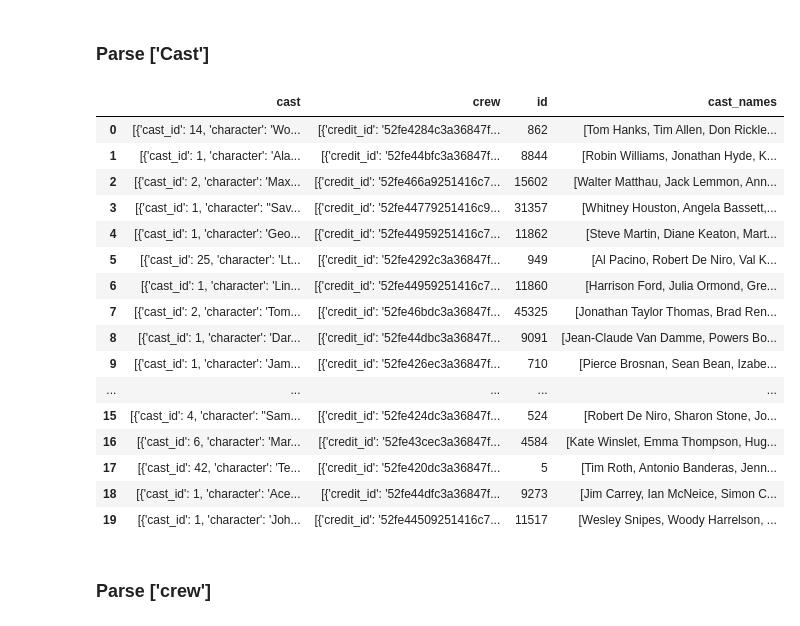
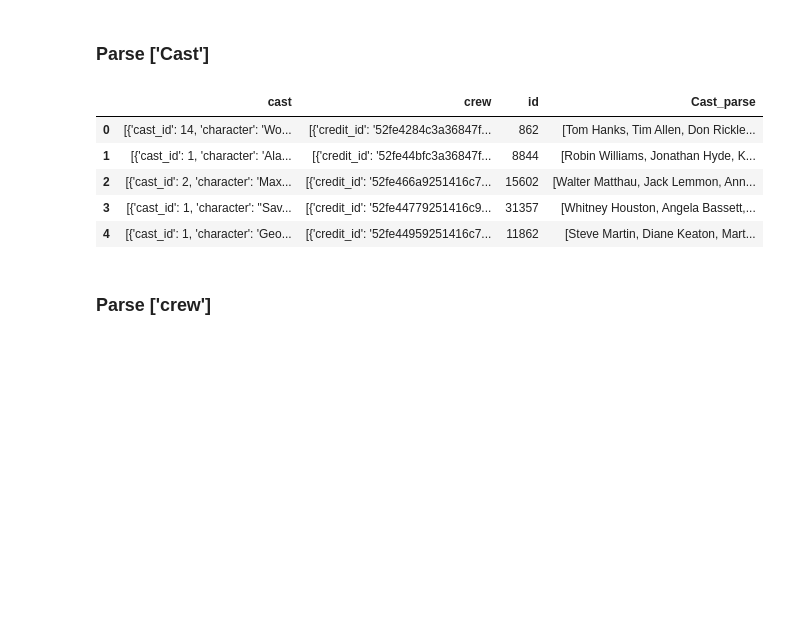
Before and after one commit to slimrivermoi/Techlabs-DS5, a Jupyter notebook: edit_data/Lee/data_cleanup_credits_df_parse.ipynb, the cells around one changed output. Cells and saved outputs as stored; diff of their text form; code cells hidden in the pictures; blank space fills up the shorter version.

```diff
--- a/edit_data/Lee/data_cleanup_credits_df_parse.ipynb
+++ b/edit_data/Lee/data_cleanup_credits_df_parse.ipynb
@@ -18,35 +18,24 @@ credits_df.head()
 # %%
 # Function to parse the string and extract names
 def extract_names(cast_string):
     # Safely evaluate the string to a Python object
     cast_list = ast.literal_eval(cast_string)
     # Extract names
     names = [cast['name'] for cast in cast_list]
     return names
 
 # Apply the function to the DataFrame
-credits_df['cast_names'] = credits_df['cast'].apply(extract_names)
+credits_df['Cast_parse'] = credits_df['cast'].apply(extract_names)
 
 # Display the DataFrame
-credits_df.head(20)
+credits_df.head()
 # %% [output]
-|  | cast | crew | id | cast_names |
+|  | cast | crew | id | Cast_parse |
 | 0 | [{'cast_id': 14, 'character': 'Wo... | [{'credit_id': '52fe4284c3a36847f... | 862 | [Tom Hanks, Tim Allen, Don Rickle... |
 | 1 | [{'cast_id': 1, 'character': 'Ala... | [{'credit_id': '52fe44bfc3a36847f... | 8844 | [Robin Williams, Jonathan Hyde, K... |
 | 2 | [{'cast_id': 2, 'character': 'Max... | [{'credit_id': '52fe466a9251416c7... | 15602 | [Walter Matthau, Jack Lemmon, Ann... |
 | 3 | [{'cast_id': 1, 'character': "Sav... | [{'credit_id': '52fe44779251416c9... | 31357 | [Whitney Houston, Angela Bassett,... |
 | 4 | [{'cast_id': 1, 'character': 'Geo... | [{'credit_id': '52fe44959251416c7... | 11862 | [Steve Martin, Diane Keaton, Mart... |
-| 5 | [{'cast_id': 25, 'character': 'Lt... | [{'credit_id': '52fe4292c3a36847f... | 949 | [Al Pacino, Robert De Niro, Val K... |
-| 6 | [{'cast_id': 1, 'character': 'Lin... | [{'credit_id': '52fe44959251416c7... | 11860 | [Harrison Ford, Julia Ormond, Gre... |
-| 7 | [{'cast_id': 2, 'character': 'Tom... | [{'credit_id': '52fe46bdc3a36847f... | 45325 | [Jonathan Taylor Thomas, Brad Ren... |
-| 8 | [{'cast_id': 1, 'character': 'Dar... | [{'credit_id': '52fe44dbc3a36847f... | 9091 | [Jean-Claude Van Damme, Powers Bo... |
-| 9 | [{'cast_id': 1, 'character': 'Jam... | [{'credit_id': '52fe426ec3a36847f... | 710 | [Pierce Brosnan, Sean Bean, Izabe... |
-| ... | ... | ... | ... | ... |
-| 15 | [{'cast_id': 4, 'character': "Sam... | [{'credit_id': '52fe424dc3a36847f... | 524 | [Robert De Niro, Sharon Stone, Jo... |
-| 16 | [{'cast_id': 6, 'character': 'Mar... | [{'credit_id': '52fe43cec3a36847f... | 4584 | [Kate Winslet, Emma Thompson, Hug... |
-| 17 | [{'cast_id': 42, 'character': 'Te... | [{'credit_id': '52fe420dc3a36847f... | 5 | [Tim Roth, Antonio Banderas, Jenn... |
-| 18 | [{'cast_id': 1, 'character': 'Ace... | [{'credit_id': '52fe44dfc3a36847f... | 9273 | [Jim Carrey, Ian McNeice, Simon C... |
-| 19 | [{'cast_id': 1, 'character': 'Joh... | [{'credit_id': '52fe44509251416c7... | 11517 | [Wesley Snipes, Woody Harrelson, ... |
 # %% [markdown]
 ### Parse ['crew']
 # %% [markdown]
```
Also changed, not shown: parts of 9 cells of this notebook, 2 other files.
